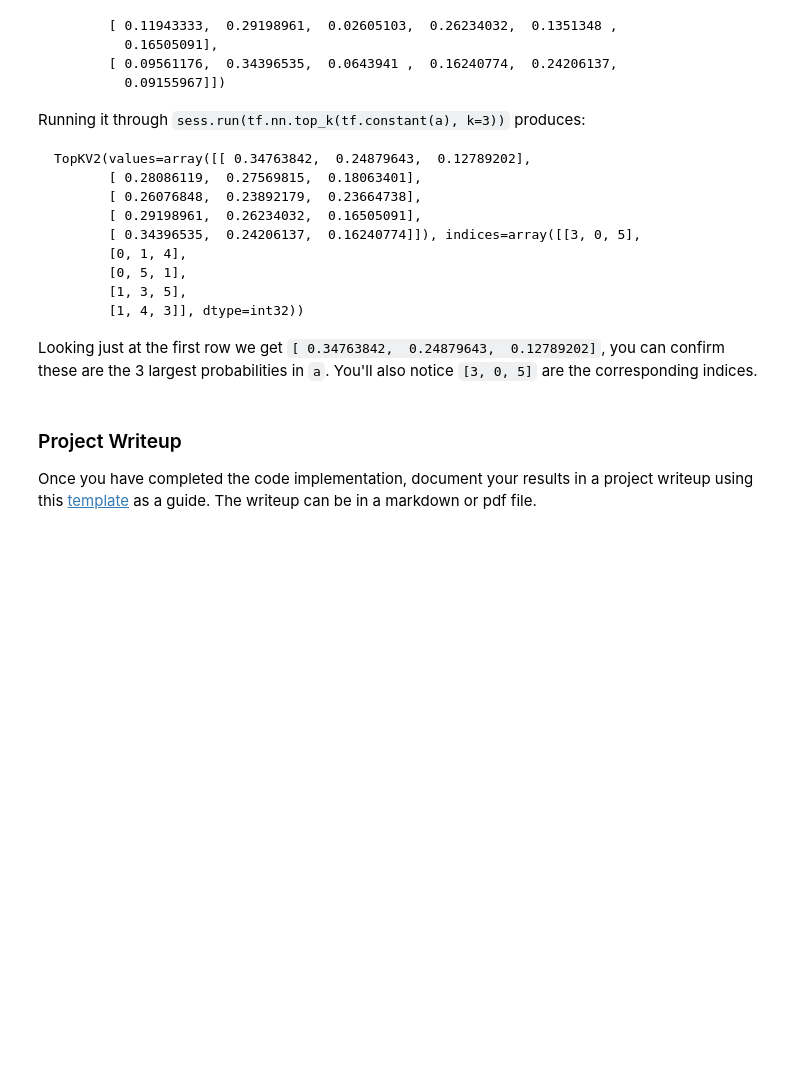
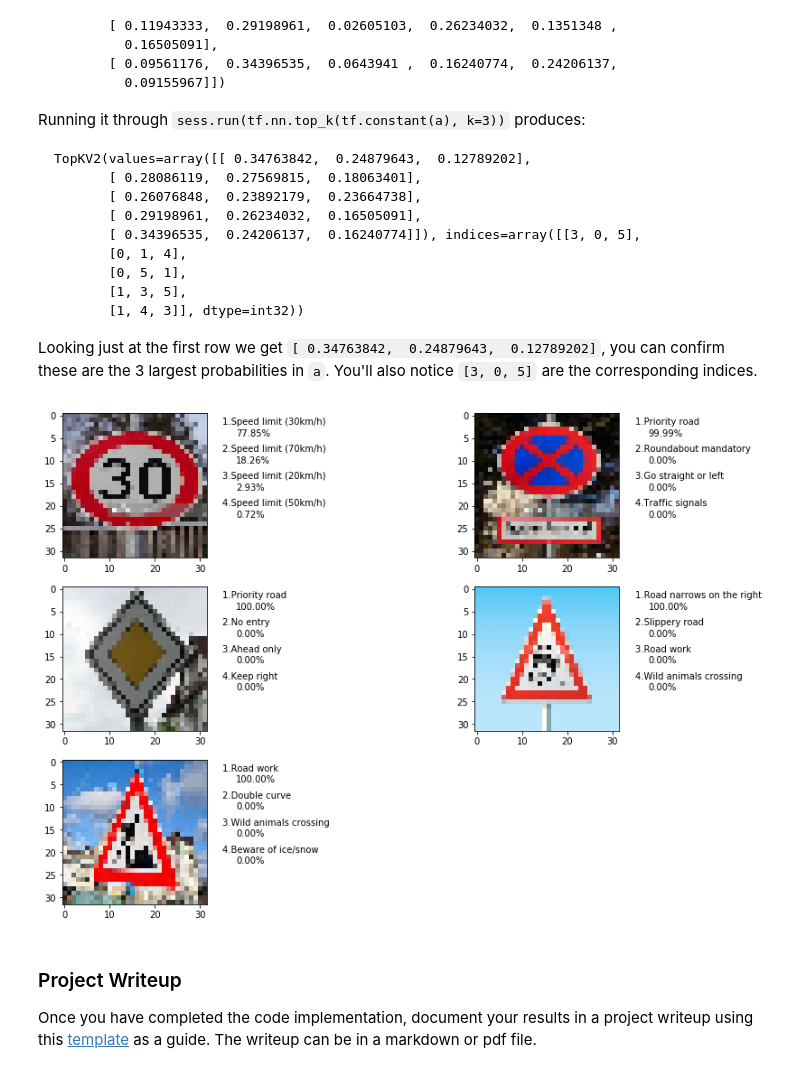
Before and after one commit to vggg/CarND-Traffic-Sign-Classifier-Project, a Jupyter notebook: Traffic_Sign_Classifier.ipynb, the cells around one changed output. Saved outputs shown, nothing was run; the diff lists cells and outputs as text; code cells hidden in the pictures; blank space fills up the shorter version.

Commit message:
softmax probability

```diff
--- a/Traffic_Sign_Classifier.ipynb
+++ b/Traffic_Sign_Classifier.ipynb
@@ -585,3 +600,27 @@ Looking just at the first row we get `[ 0.34763842,  0.24879643,  0.12789202]`,
+# %%
+### Print out the top five softmax probabilities for the predictions on the German traffic sign images found on the web.
+### Feel free to use as many code cells as needed.
+import pandas as pd
+#print ('prediction_logits', prediction_logits)
+#print ("IMG length: ", len(X_test_local_rgb))
+
+with tf.Session() as sess:
+    softmax = tf.nn.softmax(prediction_logits)
+    top5 = sess.run(tf.nn.top_k(softmax, k=5))
+    fig = plt.figure(figsize=(15,10))
+    for x in range(len(images)):
+        #print("{0}:".format(images[x]))
+        a=fig.add_subplot(3,2,x+1)
+        plt.imshow(X_test_local_rgb[x])
+        for y in range(4):
+            #print ('top5 - 1- x y', x, y, str(top5[1][x][y]))
+            #print ('top5 %', top5[1][x][y]*100)
+            plt.text(35, (y*6)+2,"{}.{}".format(y+1, classifier_dict[str(top5[1][x][y])]))
+            plt.text(38, (y*6)+4.5,"{:.2%}" .format(top5[0][x][y]))
+            #print("{:s}: {:.2f}%".format(classifier_dict[str(top5[1][x][y])], top5[0][x][y]*100))
+        print()
+# %% [output]
+[figure, added]
 # %% [markdown]
 ### Project Writeup
 
```
Also changed, not shown: parts of 5 cells of this notebook, 4 other files.
